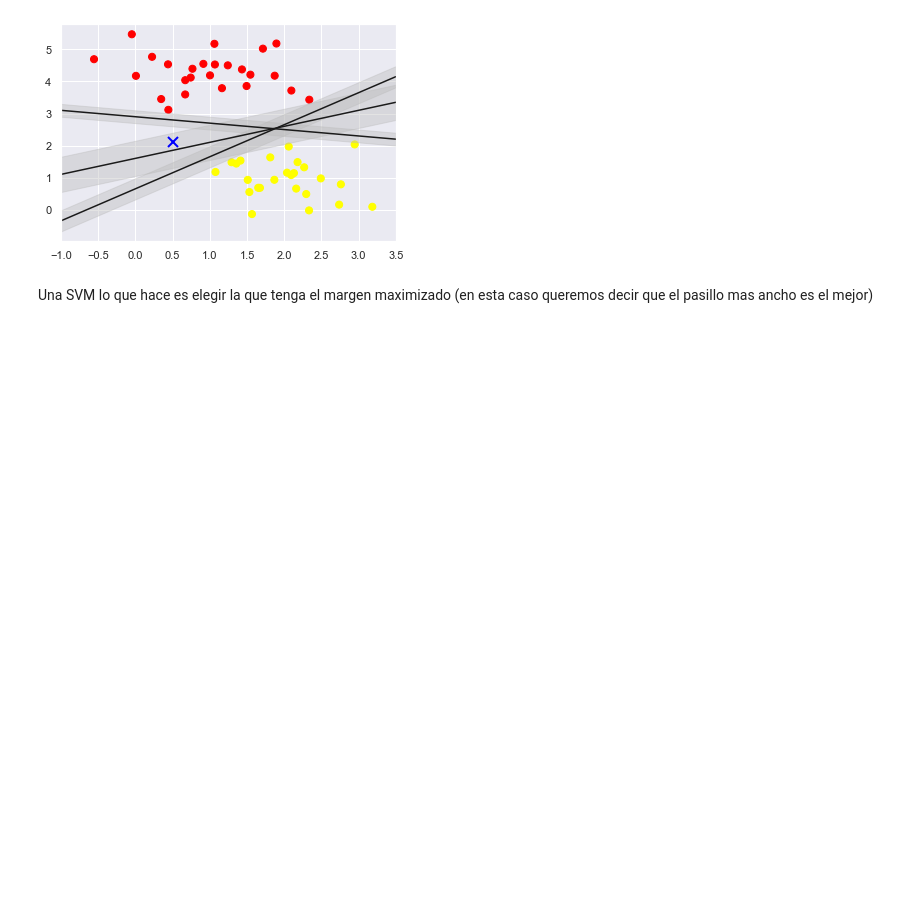
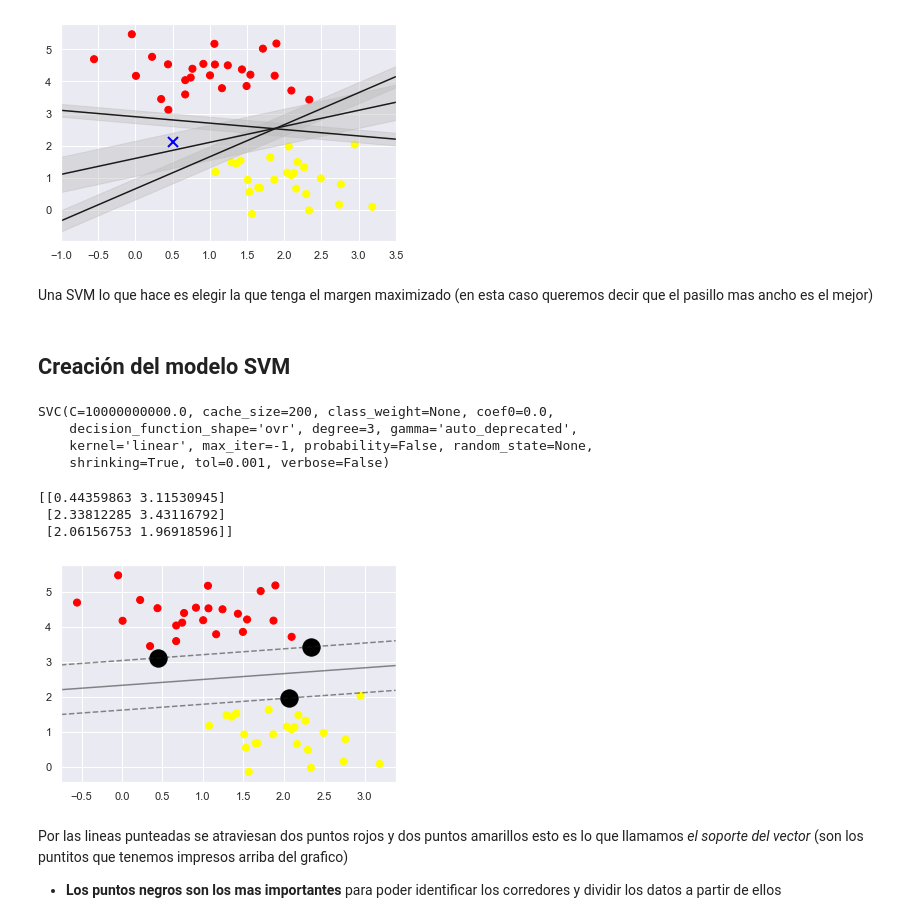
Before and after one commit to Karenahv/python-ml-curso, a Jupyter notebook: notebooks/T8 - 2 - SVM - Model.ipynb, the cells around one changed output. Saved outputs shown, nothing was run; the diff lists cells and outputs as text; code cells hidden in the pictures; blank space fills up the shorter version.

```diff
--- a/notebooks/T8 - 2 - SVM - Model.ipynb
+++ b/notebooks/T8 - 2 - SVM - Model.ipynb
@@ -55,3 +55,5 @@ plt.xlim(-1,3.5)
 [figure]
 # %% [markdown]
 Una SVM lo que hace es elegir la que tenga el margen maximizado (en esta caso queremos decir que el pasillo mas ancho es el mejor)
+# %% [markdown]
+## Creación del modelo SVM
@@ -57,0 +62,49 @@ Una SVM lo que hace es elegir la que tenga el margen maximizado (en esta caso qu
+# %%
+model = SVC(kernel="linear", C=1E10)#1 elevado a la 10
+model.fit(X,Y)
+# %% [output]
+SVC(C=10000000000.0, cache_size=200, class_weight=None, coef0=0.0,
+    decision_function_shape='ovr', degree=3, gamma='auto_deprecated',
+    kernel='linear', max_iter=-1, probability=False, random_state=None,
+    shrinking=True, tol=0.001, verbose=False)
+# %%
+def plt_svc(model, ax=None, plot_support=True):
+    """Plot de la función de decisión para una clasificación en 2D con SVC"""
+    if ax is None:#si no existe ningun dibujo creado
+        ax = plt.gca()
+    xlim = ax.get_xlim()#la anterior xx
+    ylim = ax.get_ylim()#la anterior yy
+
+
+    #Generamos parrilla de puntos para evaluar el modelo
+    xx= np.linspace(xlim[0], xlim[1],30)
+    yy= np.linspace(ylim[0], ylim[1],30)
+    Y, X = np.meshgrid(yy,xx)
+
+    xy = np.vstack([X.ravel(), Y.ravel()]).T #La T es para hacer una tupla
+    P = model.decision_function(xy).reshape(X.shape)
+
+
+    #Representamos las fronteras y margenes de SVC
+    ax.contour(X,Y,P, colors="k", levels=[-1,0,1], alpha=0.5, linestyles=["--","-","--"])
+
+    print(model.support_vectors_)
+
+    if plot_support:
+        ax.scatter(model.support_vectors_[:,0],
+                  model.support_vectors_[:,1],
+                  s=300, linewidth=1, facecolors="black")
+
+    ax.set_xlim(xlim)
+    ax.set_ylim(ylim)
+# %%
+plt.scatter(X[:,0], X[:,1], c=Y, s= 50, cmap="autumn")
+plt_svc(model, plot_support=True)
+# %% [output]
+[[0.44359863 3.11530945]
+ [2.33812285 3.43116792]
+ [2.06156753 1.96918596]]
+[figure, added]
+# %% [markdown]
+Por las lineas punteadas se atraviesan dos puntos rojos y dos puntos amarillos esto es lo que llamamos _el soporte del vector_ (son los puntitos que tenemos impresos arriba del grafico)
+* **Los puntos negros son los mas importantes** para poder identificar los corredores y dividir los datos a partir de ellos
```
Also changed, not shown: parts of 6 cells of this notebook.
